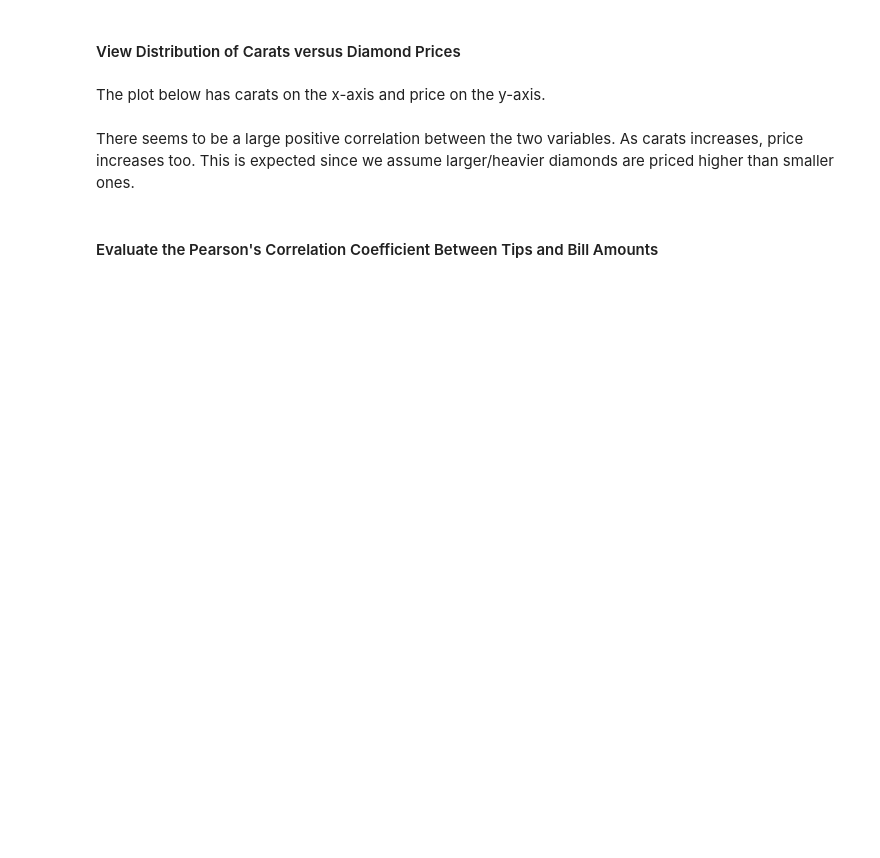
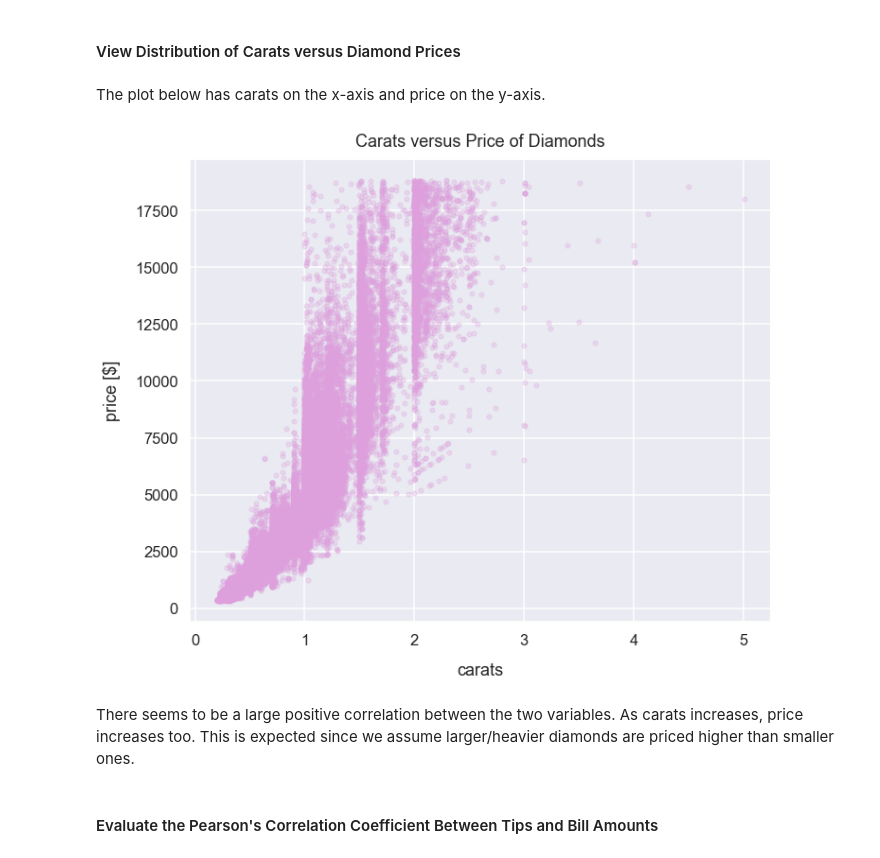
Before and after one commit to frieds/frieds.github.io, a Jupyter notebook: math/pearson_correlation_coefficient.ipynb, the cells around one changed output. Saved outputs shown, nothing was run; the diff lists cells and outputs as text; code cells hidden in the pictures; blank space fills up the shorter version.

```diff
--- a/math/pearson_correlation_coefficient.ipynb
+++ b/math/pearson_correlation_coefficient.ipynb
@@ -181,10 +202,12 @@ Here's a helpful image from <a href='https://www.womangettingmarried.com/guide-d
 # %% [markdown]
 The plot below has carats on the x-axis and price on the y-axis.
 # %%
-df_diamonds.plot.scatter(x='carat', y='price', s=22, alpha=0.25, c='plum')
+df_diamonds.plot.scatter(x='carat', y='price', s=22, alpha=0.25, c='plum', figsize=(11, 9))
 plt.xlabel("carats", labelpad=15)
 plt.ylabel("price [$]", labelpad=15)
 plt.title("Carats versus Price of Diamonds", y=1.015);
+# %% [output]
+[figure, added]
 # %% [markdown]
 There seems to be a large positive correlation between the two variables. As carats increases, price increases too. This is expected since we assume larger/heavier diamonds are priced higher than smaller ones.
 # %% [markdown]
```
Also changed, not shown: parts of 13 cells of this notebook, 23 other files.
